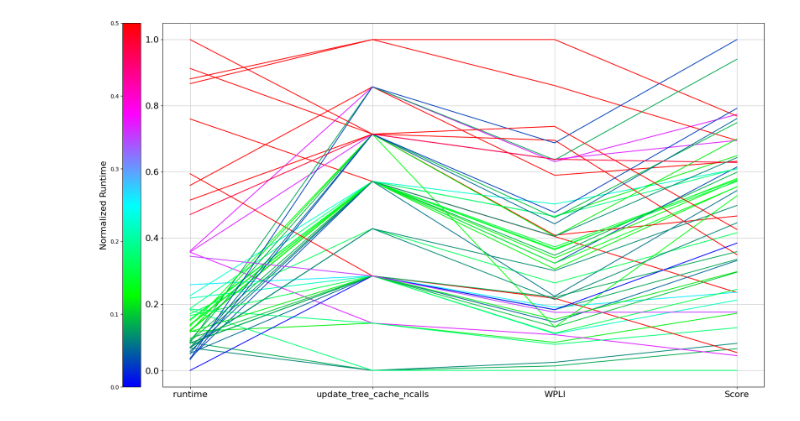
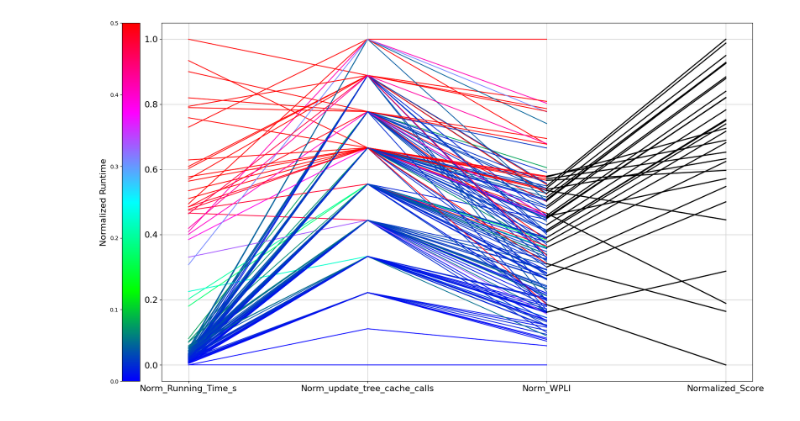
Before and after one commit to Drachier/PyTreeNet, a Jupyter notebook: Profiling.ipynb, the cells around one changed output. Cells and saved outputs as stored; diff of their text form; code cells hidden in the pictures.

```diff
--- a/Profiling.ipynb
+++ b/Profiling.ipynb
@@ -18,7 +18,7 @@ profiling_details = {}
 # Number of configurations to profile
 num_trials = 150
 
-bond_dim = 4
+bond_dim = 2
 lattice_dim_squred = 4
 
 J_x, J_y, J_z, h_z, Lx, Ly = 1.5, 0.5, -4, 2, lattice_dim_squred, lattice_dim_squred
@@ -42,16 +42,13 @@ for trial in range(1, num_trials + 1):
         tdvp = ptn.SecondOrderOneSiteTDVP(
             initial_state=ttn,
             hamiltonian=ttno,
-            time_step_size=1,
+            time_step_size=0.01,
             final_time=3,
             operators=[],
             config=ptn.TTNTimeEvolutionConfig(record_bond_dim=False),
         )
 
         # Run one time step without profiling (warm-up)
-        tdvp.run_one_time_step()
-        tdvp.run_one_time_step()
-        tdvp.run_one_time_step()
         tdvp.run_one_time_step()
         tdvp.run_one_time_step()
         tdvp.run_one_time_step()
@@ -178,0 +184,11 @@ ptn.Visualize_tree(profiling_details[config_id]['tree_dict'],6)
+# %%
+# Load the Pickle file
+with open('tdvp_profiling_data.pkl', 'rb') as f:
+    profiling_data = pickle.load(f)
+
+# Extract profiling details from the loaded data
+profiling_details = profiling_data['profiling_details']
+
+config_id = 'Config 82'
+ttn = profiling_details[config_id]['Spanning_tree']
+ptn.Visualize_tree(profiling_details[config_id]['tree_dict'],6)
@@ -183,61 +201,77 @@ from matplotlib import cm
 from matplotlib.colors import Normalize
 from matplotlib.colors import LinearSegmentedColormap
 
-def plot_parallel_coordinates_with_score(profiling_data, alpha=1, beta=1, gamma=1):
+def plot_parallel_coordinates_with_score(profiling_data, cache_calls_ncalls, alpha=1, gamma=1):
     """
-    Generate a Parallel Coordinates Plot for profiling data with a vibrant heatmap color based on Running_Time_s
-    and an additional "Score" row.
+    Generate a Parallel Coordinates Plot for profiling data with a vibrant heatmap color
+    based on Running_Time_s and an additional "Score" row for a specific cache_calls_ncalls.
 
     Parameters:
         profiling_data (list of dicts): Profiling data with keys including
                                         'Config_ID', 'Running_Time_s',
                                         'update_tree_cache_calls', and 'WPLI'.
-        alpha, beta, gamma (float): Weights for Running Time, update_tree_cache_calls, and WPLI in scoring.
+        cache_calls_ncalls (int): The specific cache_calls value to process.
+        alpha, gamma (float): Weights for Running Time and WPLI in scoring.
     """
-    # Compute scores and normalize
-    profiling_data = ptn.compute_scores(profiling_data, alpha, beta, gamma)
+    # Compute scores for the specific cache_calls_ncalls
+    subset_data = ptn.compute_scores(profiling_data, cache_calls_ncalls, alpha, gamma)
 
     # Convert profiling data to a DataFrame
     df = pd.DataFrame(profiling_data)
+    subset_df = pd.DataFrame(subset_data)
 
     # Normalize the columns for better comparison
     df['Norm_Running_Time_s'] = (df['Running_Time_s'] - df['Running_Time_s'].min()) / (df['Running_Time_s'].max() - df['Running_Time_s'].min())
-    df['update_tree_cache_calls'] = (df['update_tree_cache_calls'] - df['update_tree_cache_calls'].min()) / (df['update_tree_cache_calls'].max() - df['update_tree_cache_calls'].min())
-    df['WPLI'] = (df['WPLI'] - df['WPLI'].min()) / (df['WPLI'].max() - df['WPLI'].min())
-    df['Score'] = (df['Score'] - df['Score'].min()) / (df['Score'].max() - df['Score'].min())
+    df['Norm_update_tree_cache_calls'] = (df['update_tree_cache_calls'] - df['update_tree_cache_calls'].min()) / (df['update_tree_cache_calls'].max() - df['update_tree_cache_calls'].min())
+    df['Norm_WPLI'] = (df['WPLI'] - df['WPLI'].min()) / (df['WPLI'].max() - df['WPLI'].min())
+
+    subset_df['Norm_WPLI'] = (subset_df['WPLI'] - df['WPLI'].min()) / (df['WPLI'].max() - df['WPLI'].min())
 
     # Assign vibrant colors based on Running_Time_s using a stretched colormap
     norm = Normalize(vmin=df['Norm_Running_Time_s'].min(), vmax=df['Norm_Running_Time_s'].max() * 0.5)  # Stretch range for better differentiation
-    # Manually define a colormap that avoids yellow
-
     colors = ["#0000FF", "#00FF00", "#00FFFF", "#FF00FF", "#FF0000"]  # Blue to Green to Cyan to Magenta to Red
     cmap = LinearSegmentedColormap.from_list("custom_cmap", colors)
     df['Color'] = [cmap(norm(value)) for value in df['Norm_Running_Time_s']]
 
     # Create the Parallel Coordinates Plot
     fig, ax = plt.subplots(figsize=(24, 12))
+
+    # Plot all data for the first three coordinates with original vibrant colors
     for i, row in df.iterrows():
         ax.plot(
-            ['runtime', 'update_tree_cache_ncalls', 'WPLI', 'Score'],
-            [row['Norm_Running_Time_s'], row['update_tree_cache_calls'], row['WPLI'], row['Score']],
+            ['Norm_Running_Time_s', 'Norm_update_tree_cache_calls', 'Norm_WPLI'],
+            [row['Norm_Running_Time_s'], row['Norm_update_tree_cache_calls'], row['Norm_WPLI']],
             color=row['Color'], alpha=1
         )
-        for label in ax.get_xticklabels():
-            label.set_fontsize(16)
-        for label in ax.get_yticklabels():
-            label.set_fontsize(16)
+
+    # Plot only the specific cache_calls_ncalls for Norm_WPLI to Normalized_Score in black
+    for i, row in subset_df.iterrows():
+        ax.plot(
+            ['Norm_WPLI', 'Normalized_Score'],
+            [row['Norm_WPLI'], row['Normalized_Score']],
+            color="black", alpha=1, linewidth=2
+        )
+
+    # Format tick labels
+    for label in ax.get_xticklabels():
+        label.set_fontsize(16)
+    for label in ax.get_yticklabels():
+        label.set_fontsize(16)
 
     # Create a dedicated colorbar
     sm = cm.ScalarMappable(cmap=cmap, norm=norm)
     sm.set_array([])  # Dummy array for colorbar
     cbar = plt.colorbar(sm, ax=ax, orientation='vertical', location='left', pad=0.03)
     cbar.set_label('Normalized Runtime', fontsize=16)
 
-    # Label and show the plot
+    # Add grid and show the plot
     ax.grid(True, alpha=0.7)
     plt.show()
 
-# Example Usage
-plot_parallel_coordinates_with_score(profiling_data, alpha=1, beta=1, gamma=1)
+# Extract the list of profiling entries
+profiling_entries = profiling_data['profiling_data']
+
+# Call the plotting function with the extracted list
+plot_parallel_coordinates_with_score(profiling_entries, 42, alpha=1, gamma=1)
 # %% [output]
-[figure, old version]
+[figure, new version]
```
Also changed, not shown: parts of 8 cells of this notebook, 3 other files.
